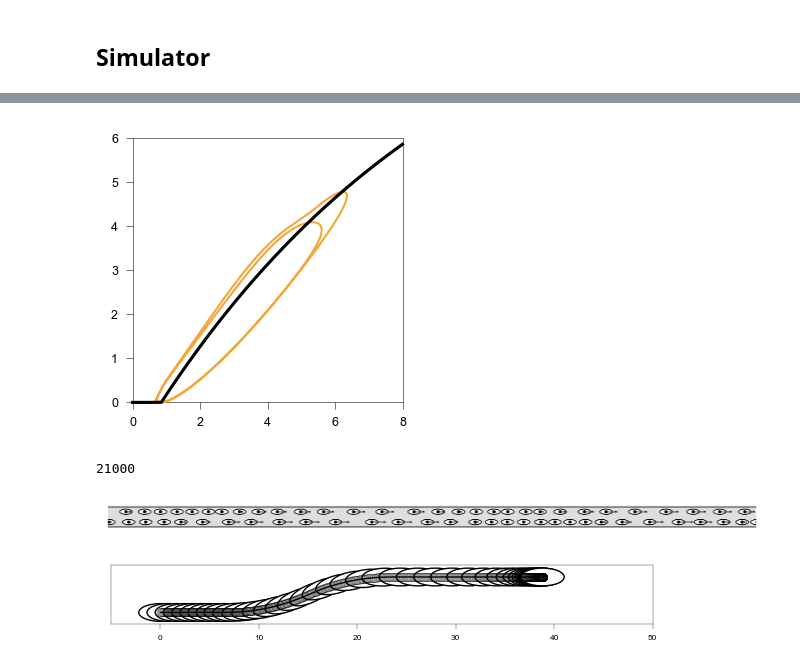
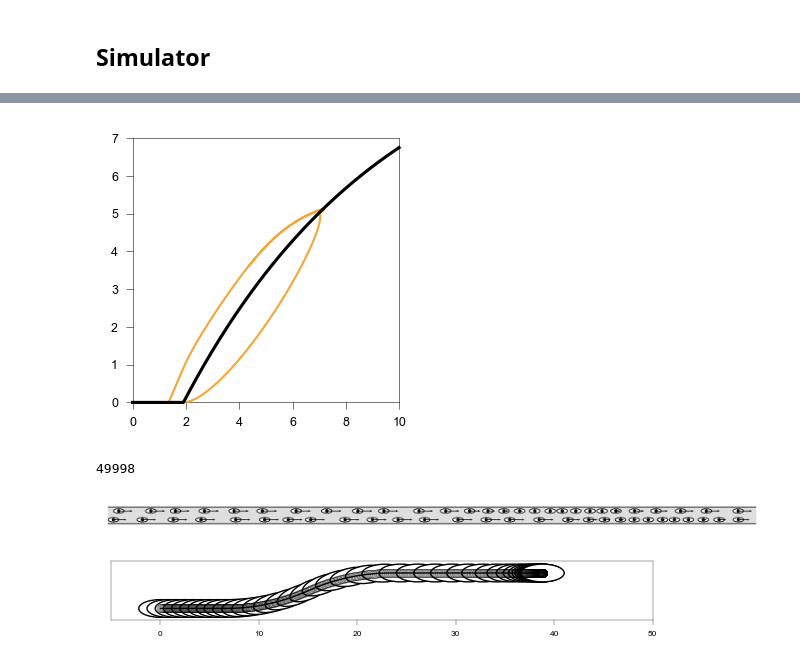
Before and after one commit to EPFL-ENAC/LUTS-pneuma-simulator, a Jupyter notebook: notebooks/simulator.ipynb, the cells around one changed output, grey strips where cells are left out. Drawn from its saved outputs; the diff is of its cells as text; code cells hidden in the pictures.

```diff
--- a/notebooks/simulator.ipynb
+++ b/notebooks/simulator.ipynb
@@ -1317,7 +1316,7 @@ for t in range(COUNT - 1):
         agent.trajectory = None
 # %%
 %matplotlib widget
-fig, ax = plt.subplots(figsize=(12.5 * cm, 1 * cm), dpi=150)
+fig, ax = plt.subplots(figsize=(18 * cm, 2 * cm), dpi=150)
 setattr(fig.canvas, "header_visible", False)
 ax.set_aspect("equal")
 for sample in samples:
@@ -1346,18 +1344,0 @@ fig.tight_layout(pad=0)
-# %%
-%matplotlib widget
-fig, ax = plt.subplots(figsize=(12 * cm, 2 * cm), dpi=150)
-setattr(fig.canvas, "header_visible", False)
-for n in range(2 * n_cars):
-    l_speed = []
-    for t, group in enumerate(l_agents):
-        if t >= 0:
-            speed = group[n]["speed"]
-            l_speed.append(speed)
-    plt.plot(l_speed, lw=0.2, clip_on=False)
-plt.axvline(21000, c="k", lw=1)
-plt.axvline(24350, c="k", lw=1)
-plt.axvline(27700, c="k", lw=1)
-ax.set_xlim(0, COUNT)
-ax.set_ylim(0, 6)
-plt.tight_layout(pad=0)
-plt.show()
@@ -1420,0 +1403,5 @@ plt.show()
+# %%
+# compute global velocity limits once
+all_v = [l_agents[t][n]["speed"] for t in range(0, len(l_agents), step) for n in range(2 * n_cars)]
+
+norm = plt.Normalize(np.min(all_v), np.max(all_v))
@@ -1513,16 +1490,16 @@ plt.show()
 # %%
 %matplotlib inline
 fig, ax = plt.subplots(figsize=(5 * cm, 5 * cm), dpi=150)
-ax.plot(array(gaps)[20000:23350], speeds[20000:23350], c=orange, lw=1, clip_on=False, zorder=10)
-support = arange(0, 8, 0.01)
+ax.plot(array(gaps)[85000:], speeds[85000:], c=orange, lw=1, clip_on=False, zorder=10)
+support = arange(0, 10, 0.01)
 nnm = ov(support, lam[0], v0[0], s0[0])
 ax.plot(support, nnm, clip_on=False, c="k",zorder=12)
-ax.set_xlim(0, 8)
-ax.set_ylim(0, 6)
+ax.set_xlim(0, 10)
+ax.set_ylim(0, 7)
 plt.tight_layout(pad=0)
 plt.show()
 # %% [output]
-[figure, old version]
+[figure, new version]
 # %%
 import os
 from pNeuma_simulator.animations import ring
@@ -1537,23 +1514,23 @@ def animate_ring(i, item, ax, fig):
 # %%
 # Create the animation
 item = l_agents
 step = 4
 fig, ax = plt.subplots(figsize=(14.7 * params.cm, 2.5 * params.cm), dpi=300)
-start = 21000
-end = 24350
+start = 49998
+end = 50000
 ani_ring = animation.FuncAnimation(
     fig,
     animate_ring,
     frames=range(start, end, step),
     fargs=(
         item,
         ax,
         fig,
     ),
 )
 print(start)
 # %% [output]
-21000
+49998
-[figure, old version]
+[figure, new version]
 # %%
 # Save the animation as an HTML video
```
Also changed, not shown: parts of 16 cells of this notebook, 1 other file.
